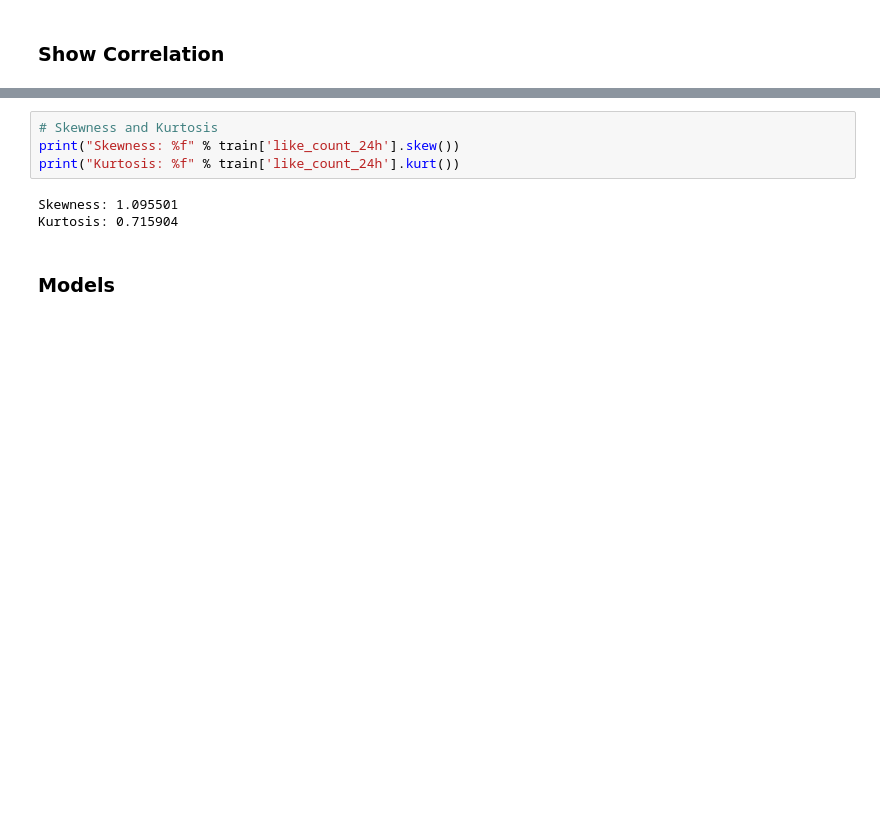
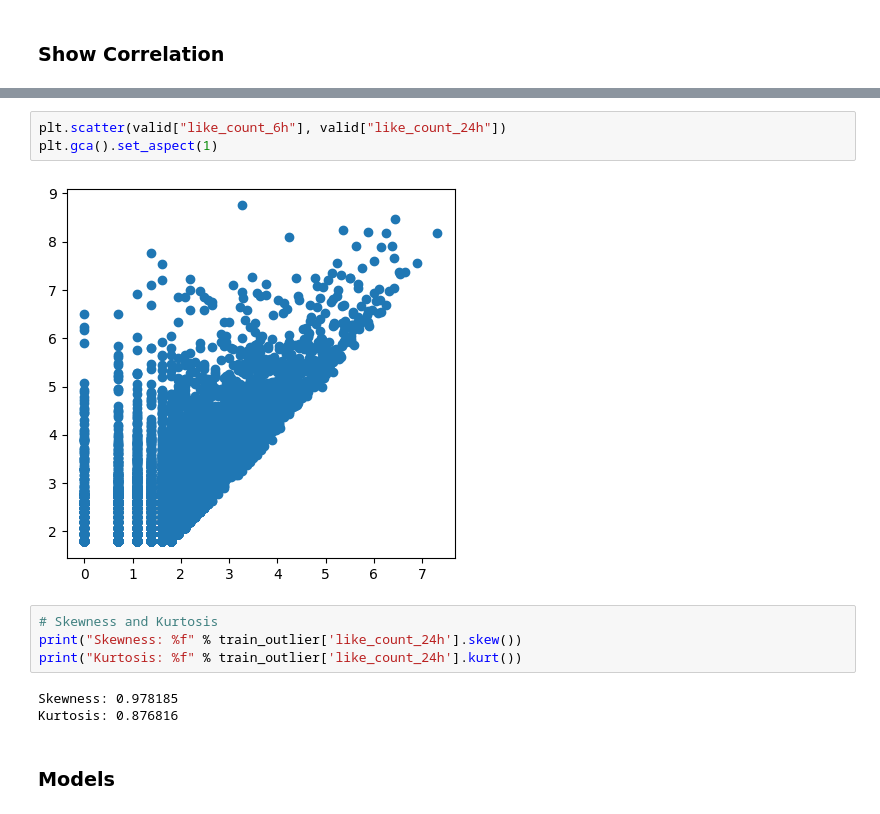
Before and after one commit to mao3267/Dcard_Intern_Homework, a Jupyter notebook: main.ipynb, the cells around one changed output, grey strips where cells are left out. Cells and saved outputs as stored; diff of their text form; blank space fills up the shorter version.

Commit message:
⚡️ Improve MAPE by removing outlier (0.1373)

```diff
--- a/main.ipynb
+++ b/main.ipynb
@@ -75,9 +116,14 @@ sns.displot(valid["like_count_24h"])
+# %%
+plt.scatter(valid["like_count_6h"], valid["like_count_24h"])
+plt.gca().set_aspect(1)
+# %% [output]
+[figure, added]
 # %%
 # Skewness and Kurtosis
-print("Skewness: %f" % train['like_count_24h'].skew())
-print("Kurtosis: %f" % train['like_count_24h'].kurt())
+print("Skewness: %f" % train_outlier['like_count_24h'].skew())
+print("Kurtosis: %f" % train_outlier['like_count_24h'].kurt())
 # %% [output]
-Skewness: 1.095501
-Kurtosis: 0.715904
+Skewness: 0.978185
+Kurtosis: 0.876816
 # %% [markdown]
 ### Models
```
Also changed, not shown: parts of 16 cells of this notebook.
